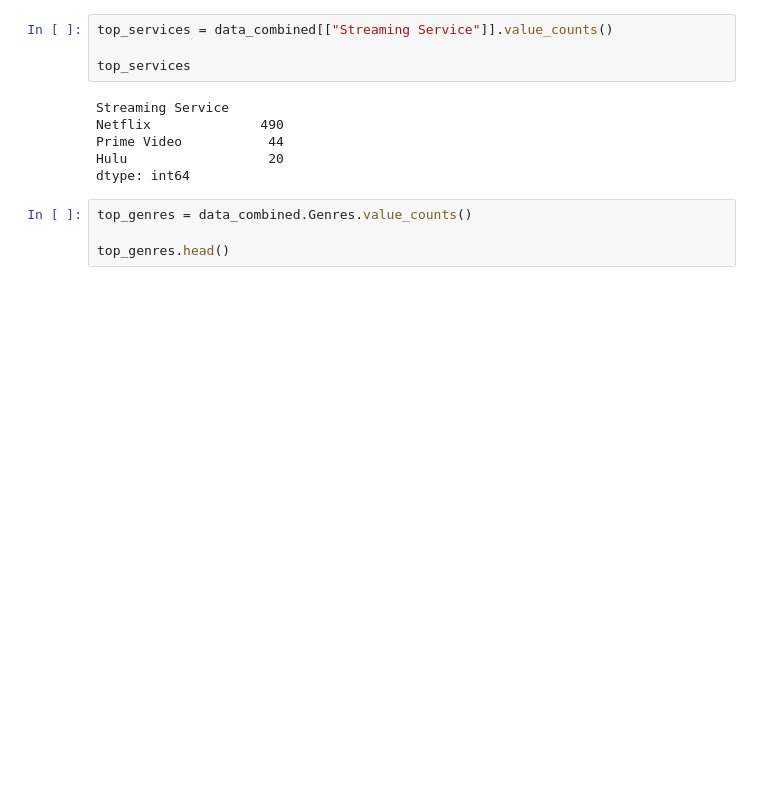
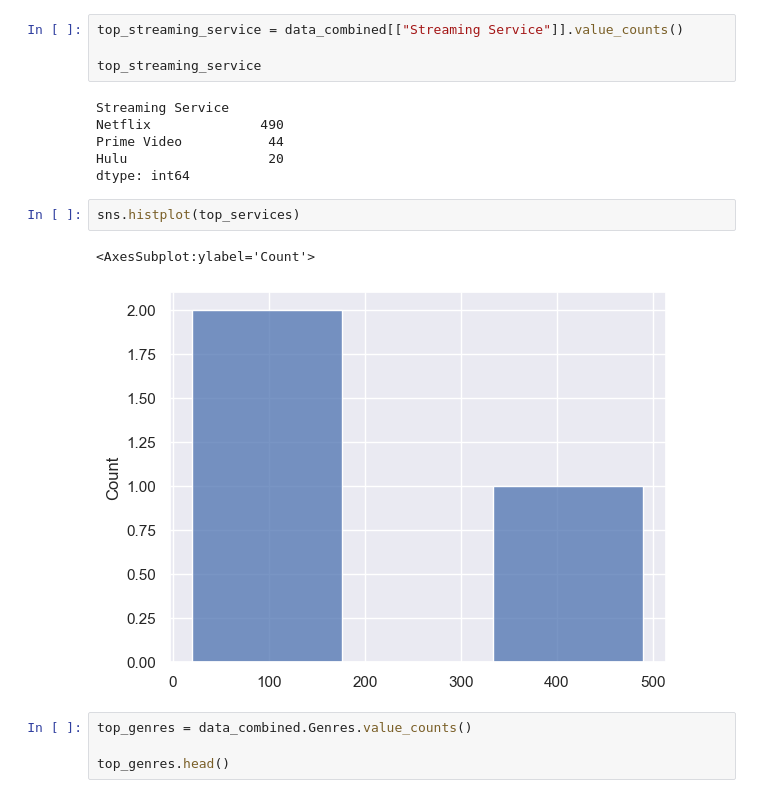
Before and after one commit to istarlet/netflix_viewing_habits, a Jupyter notebook: streaming_data.ipynb, the cells around one changed output. Saved outputs shown, nothing was run; the diff lists cells and outputs as text; blank space fills up the shorter version.

```diff
--- a/streaming_data.ipynb
+++ b/streaming_data.ipynb
@@ -126,15 +128,20 @@ data_combined.head()
 | 3 | Dark Shadows | 2012-11-04 03:00:00 | Prime Video | 2012 | 113 | ['comedy', 'fantasy', 'horror'] | 6.2 | November | ... |
 | 4 | Dark Shadows | 2012-11-04 04:00:00 | Prime Video | 2012 | 113 | ['comedy', 'fantasy', 'horror'] | 6.2 | November | ... |
 # %%
-top_services = data_combined[["Streaming Service"]].value_counts()
+top_streaming_service = data_combined[["Streaming Service"]].value_counts()
 
-top_services
+top_streaming_service
 # %% [output]
 Streaming Service
 Netflix              490
 Prime Video           44
 Hulu                  20
 dtype: int64
+# %%
+sns.histplot(top_services)
+# %% [output]
+<AxesSubplot:ylabel='Count'>
+[figure, added]
 # %%
 top_genres = data_combined.Genres.value_counts()
 
```
Also changed, not shown: parts of 13 cells of this notebook.
